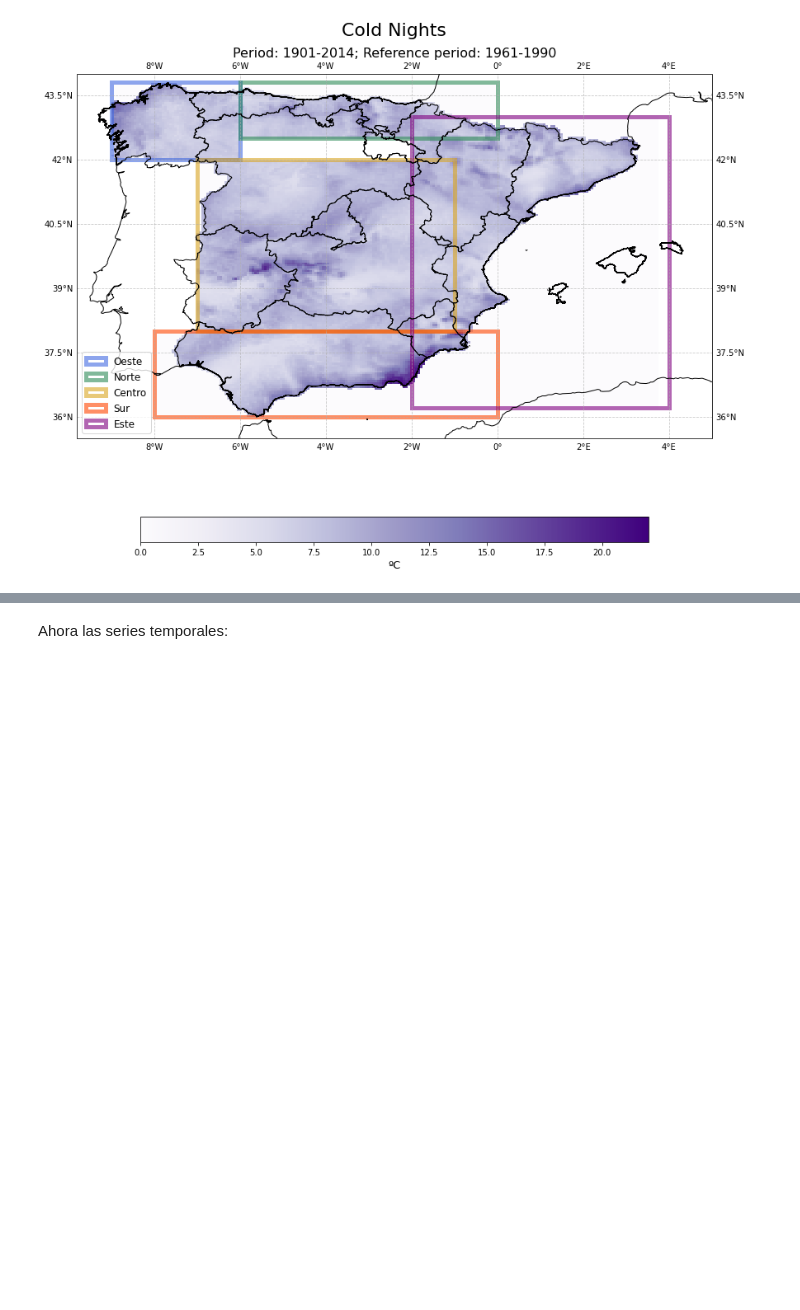
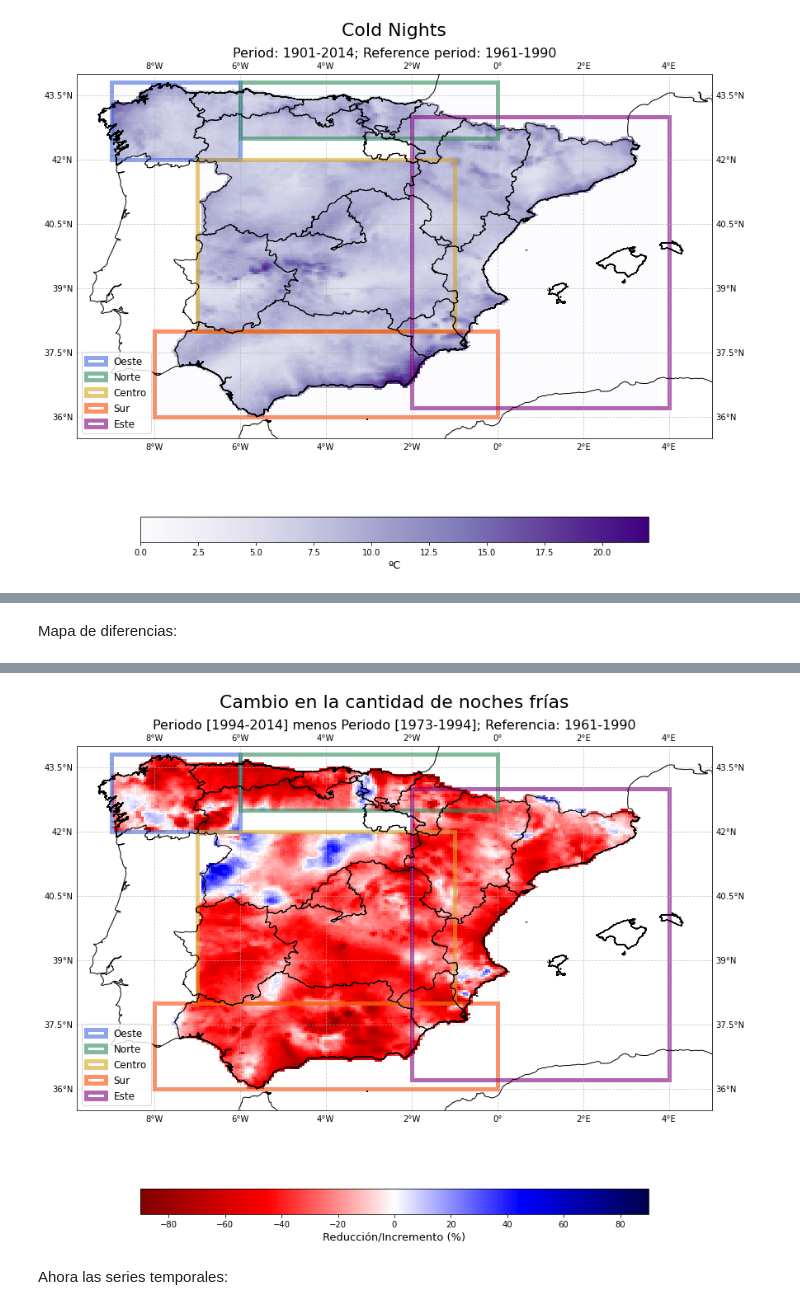
Before and after one commit to nagoremeabe/practica_2, a Jupyter notebook: Practica2_Diego_Indices_GENERAL.ipynb, the cells around one changed output, grey strips where cells are left out. Drawn from its saved outputs; the diff is of its cells as text; code cells hidden in the pictures; blank space fills up the shorter version.

```diff
--- a/Practica2_Diego_Indices_GENERAL.ipynb
+++ b/Practica2_Diego_Indices_GENERAL.ipynb
@@ -320,0 +342,77 @@ Coordinates:
+# %% [markdown]
+Mapa de diferencias:
+# %%
+# Downloaded from http://biogeo.ucdavis.edu/data/gadm2/shp/DEU_adm.zip
+fname = './mapas/gadm41_ESP_1.shp'
+
+adm1_shapes = list(shpreader.Reader(fname).geometries())
+
+
+fig, ax = plt.subplots(figsize=(12, 10), ncols=1)
+ax=plt.subplot(1,1,1,projection=ccrs.PlateCarree())
+
+plt.suptitle('Cambio en la cantidad de noches frías',size=22)
+plt.title('Periodo [1994-2014] menos Periodo [1973-1994]; Referencia: 1961-1990',size=16)
+ax.coastlines(resolution='10m')#, linewidth=2)
+
+ax.add_geometries(adm1_shapes, ccrs.PlateCarree(), # Cuidado con los sistemas de coordenadas, esto esta definido solo para este sistema
+                  edgecolor='black', facecolor='None', alpha=1)
+
+
+ax.set_global() # added following an answer to my question
+#ax.gridlines()
+ax.gridlines(draw_labels = True,linestyle='--',alpha=0.7,zorder=1)
+
+ax.set_extent([-9.8,5,35.5,44], ccrs.PlateCarree())
+cmap = cm.get_cmap('seismic_r')
+vmin = -90
+vmax = 90
+
+var = (percent_cold_nights_O.sel(time=slice('1994','2015')).mean(dim='time')-percent_cold_nights_O.sel(time=slice('1973','1994')).mean(dim='time'))/percent_cold_nights_O.sel(time=slice('1973','1994')).mean(dim='time')*100
+im = ax.pcolormesh(var.lon,var.lat,var.squeeze(),cmap=cmap,vmin=vmin, vmax=vmax, transform =ccrs.PlateCarree()) # En transform se pone la proyección default en la que está los datos
+print(var.max().squeeze())
+
+var = (percent_cold_nights_E.sel(time=slice('1994','2015')).mean(dim='time')-percent_cold_nights_E.sel(time=slice('1973','1994')).mean(dim='time'))/percent_cold_nights_E.sel(time=slice('1973','1994')).mean(dim='time')*100
+im = ax.pcolormesh(var.lon,var.lat,var.squeeze(),cmap=cmap,vmin=vmin, vmax=vmax, transform =ccrs.PlateCarree()) # En transform se pone la proyección default en la que está los datos
+print(var.max().squeeze())
+
+var = (percent_cold_nights_C.sel(time=slice('1994','2015')).mean(dim='time')-percent_cold_nights_C.sel(time=slice('1973','1994')).mean(dim='time'))/percent_cold_nights_C.sel(time=slice('1973','1994')).mean(dim='time')*100
+im = ax.pcolormesh(var.lon,var.lat,var.squeeze(),cmap=cmap,vmin=vmin, vmax=vmax, transform =ccrs.PlateCarree())
+print(var.max().squeeze())
+
+
+var = (percent_cold_nights_S.sel(time=slice('1994','2015')).mean(dim='time')-percent_cold_nights_S.sel(time=slice('1973','1994')).mean(dim='time'))/percent_cold_nights_S.sel(time=slice('1973','1994')).mean(dim='time')*100
+im = ax.pcolormesh(var.lon,var.lat,var.squeeze(),cmap=cmap,vmin=vmin, vmax=vmax, transform =ccrs.PlateCarree())
+print(var.max().squeeze())
+
+
+var = (percent_cold_nights_N.sel(time=slice('1994','2015')).mean(dim='time')-percent_cold_nights_N.sel(time=slice('1973','1994')).mean(dim='time'))/percent_cold_nights_N.sel(time=slice('1973','1994')).mean(dim='time')*100
+im = ax.pcolormesh(var.lon,var.lat,var.squeeze(),cmap=cmap,vmin=vmin, vmax=vmax, transform =ccrs.PlateCarree())
+print(var.max().squeeze())
+
+
+cbar = fig.colorbar(im,ax=ax,orientation = 'horizontal',shrink=0.8)
+cbar.set_label(label=u'Reducción/Incremento (%)',size=13)
+cbar.ax.set_xlim(vmin, vmax)
+
+
+
+def pinta_region(lats,lons,color,ax=ax,label=None):
+    lat_corners = np.array([lats[0], lats[0],lats[1], lats[1]])
+    lon_corners = np.array([ lons[0], lons[1], lons[1], lons[0]])
+    poly_corners = np.zeros((len(lat_corners), 2), np.float64)
+    poly_corners[:,0] = lon_corners
+    poly_corners[:,1] = lat_corners
+    poly = mpatches.Polygon(poly_corners, closed=True, ec=color, fill=False, lw=5, fc=color,label=label,alpha=0.6, transform=ccrs.Geodetic()) # geodetic para que transforme los rectángulos a la proyección correcta
+    ax.add_patch(poly)
+
+
+pinta_region([42,43.8],[-9,-6],'royalblue',ax,label='Oeste')
+pinta_region([42.5,43.8],[-6,0],'seagreen',ax,label='Norte')
+pinta_region([38, 42],[-7, -1],'goldenrod',ax,label='Centro')
+pinta_region([36, 38],[-8, 0],'orangered',ax,label='Sur')
+pinta_region([36.2, 43],[-2, 4],'purple',ax,label='Este')
+
+ax.legend(prop={'size':12})
+plt.tight_layout()
+# %% [output]
@@ -320,0 +439 @@ Coordinates:
+[figure, added]
```
Also changed, not shown: parts of 13 cells of this notebook.
